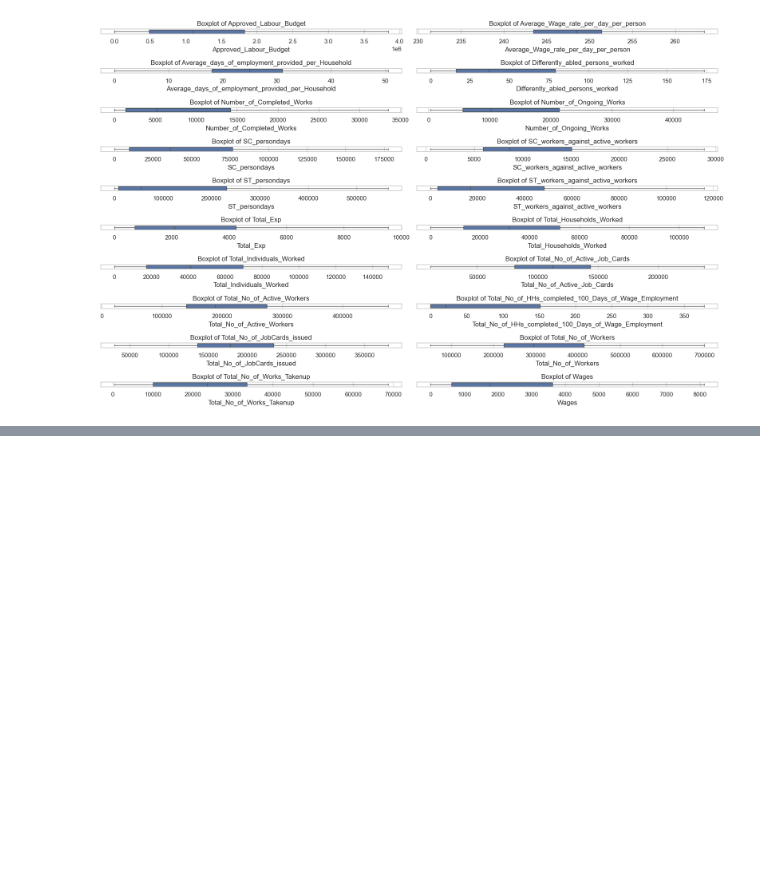
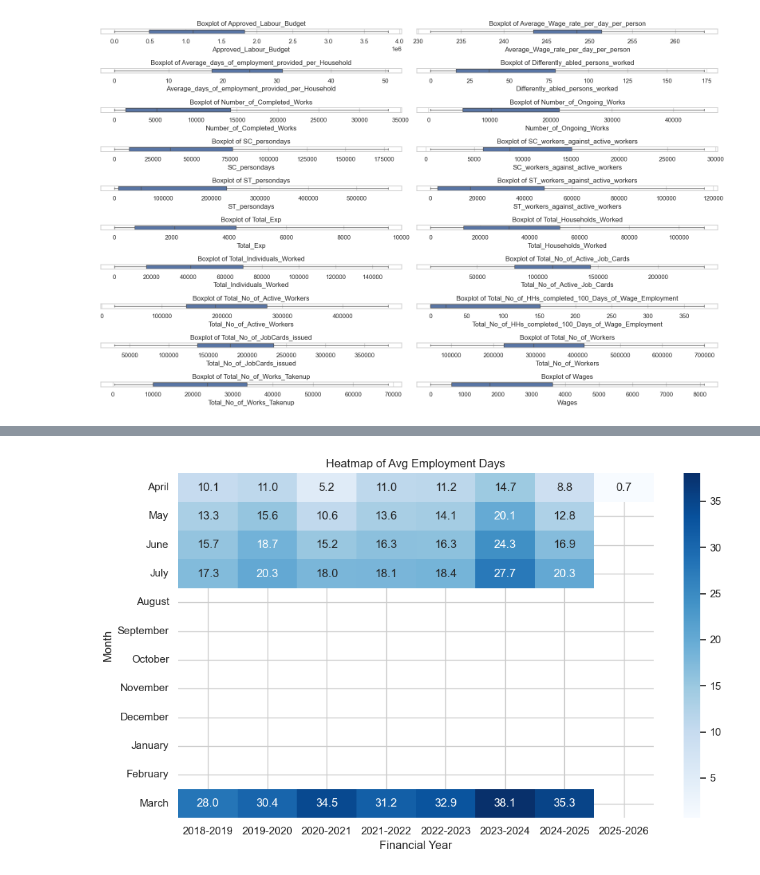
Before and after one commit to iamabirakash/INT-375, a Jupyter notebook: AssamEmployment.ipynb, the cells around one changed output, grey strips where cells are left out. Cells and saved outputs as stored; diff of their text form; code cells hidden in the pictures; blank space fills up the shorter version.

```diff
--- a/AssamEmployment.ipynb
+++ b/AssamEmployment.ipynb
@@ -204,0 +243,15 @@ plt.show()
+# %%
+# 3. Heatmap: Avg Employment Days (Month vs Year)
+heatmap_data = data1.pivot_table(index='month', columns='fin_year', observed=False,
+                              values='Average_days_of_employment_provided_per_Household',
+                              aggfunc='mean').reindex(month_order)
+
+plt.figure(figsize=(10, 6))
+sns.heatmap(heatmap_data, cmap='Blues', annot=True, fmt=".1f", cbar=True)
+plt.title('Heatmap of Avg Employment Days')
+plt.xlabel('Financial Year')
+plt.ylabel('Month')
+plt.tight_layout()
+plt.show()
+# %% [output]
+[figure, added]
```
Also changed, not shown: parts of 4 cells of this notebook.
